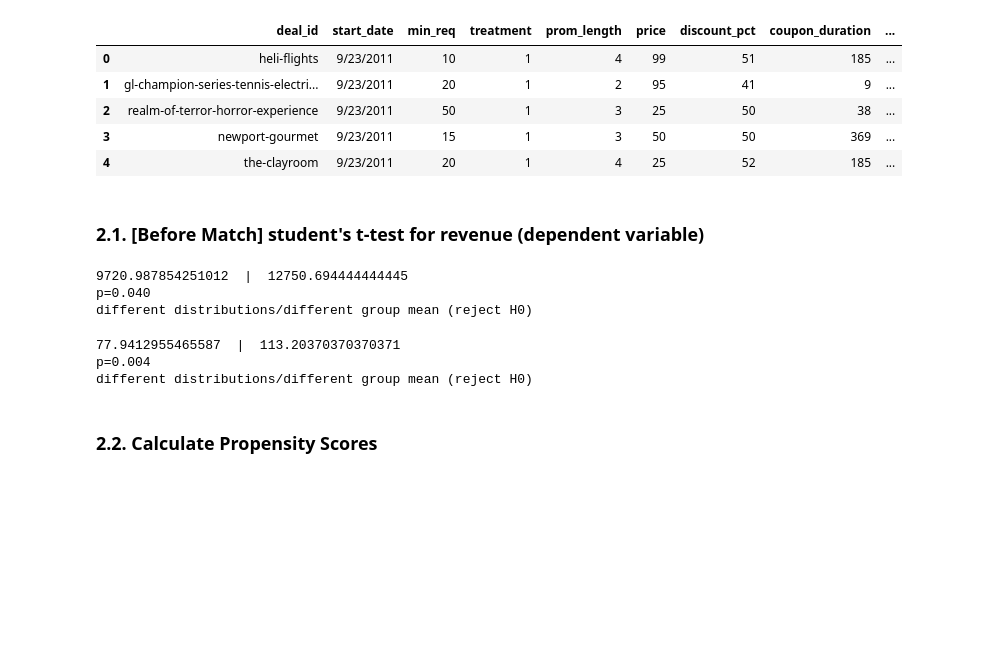
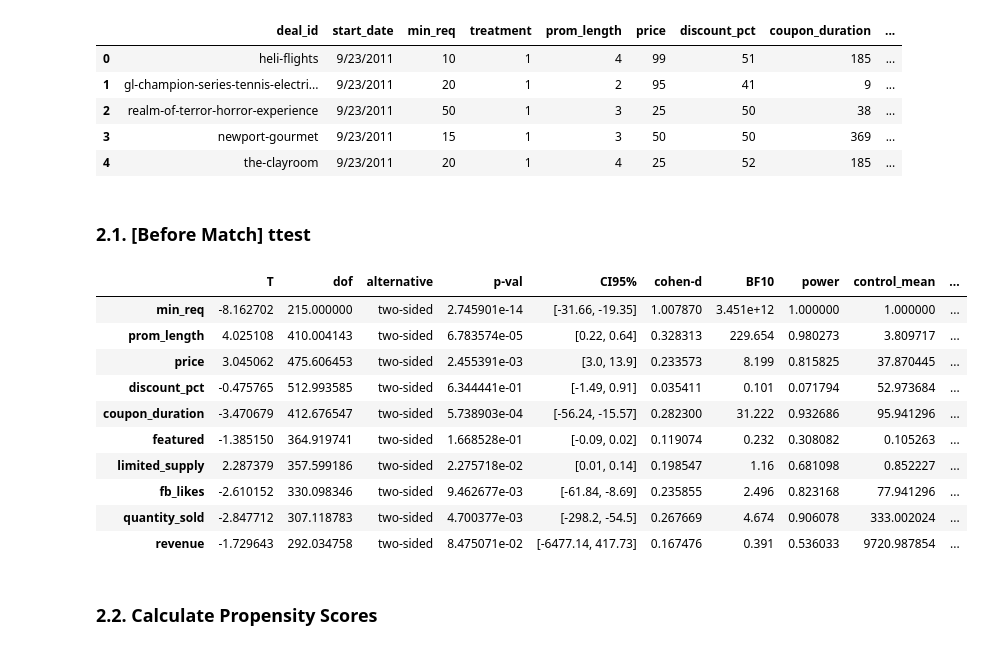
Before and after one commit to 2joonh2/KCB-Mealtable, a Jupyter notebook: python-psm/propensity-score-matching-in-python.ipynb, the cells around one changed output. Saved outputs shown, nothing was run; the diff lists cells and outputs as text; code cells hidden in the pictures; blank space fills up the shorter version.

```diff
--- a/python-psm/propensity-score-matching-in-python.ipynb
+++ b/python-psm/propensity-score-matching-in-python.ipynb
@@ -27,4 +56,4 @@ df.head()
 | 3 | newport-gourmet | 9/23/2011 | 15 | 1 | 3 | 50 | 50 | 369 | ... |
 | 4 | the-clayroom | 9/23/2011 | 20 | 1 | 4 | 25 | 52 | 185 | ... |
 # %% [markdown]
-### 2.1. \[Before Match\] student's t-test for revenue (dependent variable)
+### 2.1. \[Before Match\] ttest
@@ -35,39 +60,17 @@ df_treatment = df[df.treatment==1]
-# %%
-from scipy.stats import ttest_ind
-
-print(df_control.revenue.mean()," | ", df_treatment.revenue.mean())
-
-# compare samples
-_, p = ttest_ind(df_control.revenue, df_treatment.revenue)
-print(f'p={p:.3f}')
-
-# interpret
-alpha = 0.05  # significance level
-if p > alpha:
-    print('same distributions/same group mean (fail to reject H0 - we do not have enough evidence to reject H0)')
-else:
-    print('different distributions/different group mean (reject H0)')
-# %% [output]
-9720.987854251012  |  12750.694444444445
-p=0.040
-different distributions/different group mean (reject H0)
-# %%
-print(df_control.fb_likes.mean()," | ", df_treatment.fb_likes.mean())
-
-# compare samples
-_, p = ttest_ind(df_control.fb_likes, df_treatment.fb_likes)
-print(f'p={p:.3f}')
-
-# interpret
-alpha = 0.05  # significance level
-if p > alpha:
-    print('same distributions/same group mean (fail to reject H0 - we do not have enough evidence to reject H0)')
-else:
-    print('different distributions/different group mean (reject H0)')
-# %% [output]
-77.9412955465587  |  113.20370370370371
-p=0.004
-different distributions/different group mean (reject H0)
+# %%
+ttest_df(df)
+# %% [output]
+|  | T | dof | alternative | p-val | CI95% | cohen-d | BF10 | power | control_mean | ... |
+| min_req | -8.162702 | 215.000000 | two-sided | 2.745901e-14 | [-31.66, -19.35] | 1.007870 | 3.451e+12 | 1.000000 | 1.000000 | ... |
+| prom_length | 4.025108 | 410.004143 | two-sided | 6.783574e-05 | [0.22, 0.64] | 0.328313 | 229.654 | 0.980273 | 3.809717 | ... |
+| price | 3.045062 | 475.606453 | two-sided | 2.455391e-03 | [3.0, 13.9] | 0.233573 | 8.199 | 0.815825 | 37.870445 | ... |
+| discount_pct | -0.475765 | 512.993585 | two-sided | 6.344441e-01 | [-1.49, 0.91] | 0.035411 | 0.101 | 0.071794 | 52.973684 | ... |
+| coupon_duration | -3.470679 | 412.676547 | two-sided | 5.738903e-04 | [-56.24, -15.57] | 0.282300 | 31.222 | 0.932686 | 95.941296 | ... |
+| featured | -1.385150 | 364.919741 | two-sided | 1.668528e-01 | [-0.09, 0.02] | 0.119074 | 0.232 | 0.308082 | 0.105263 | ... |
+| limited_supply | 2.287379 | 357.599186 | two-sided | 2.275718e-02 | [0.01, 0.14] | 0.198547 | 1.16 | 0.681098 | 0.852227 | ... |
+| fb_likes | -2.610152 | 330.098346 | two-sided | 9.462677e-03 | [-61.84, -8.69] | 0.235855 | 2.496 | 0.823168 | 77.941296 | ... |
+| quantity_sold | -2.847712 | 307.118783 | two-sided | 4.700377e-03 | [-298.2, -54.5] | 0.267669 | 4.674 | 0.906078 | 333.002024 | ... |
+| revenue | -1.729643 | 292.034758 | two-sided | 8.475071e-02 | [-6477.14, 417.73] | 0.167476 | 0.391 | 0.536033 | 9720.987854 | ... |
 # %% [markdown]
 ### 2.2. Calculate Propensity Scores
 # %%
```
Also changed, not shown: parts of 22 cells of this notebook, 2 other files.
